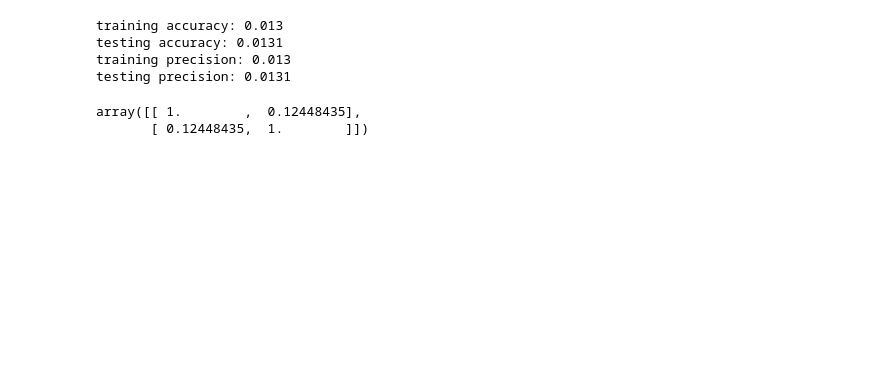
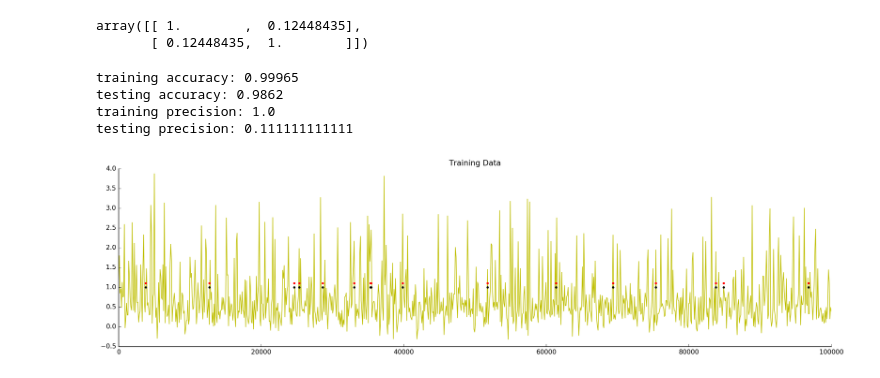
Before and after one commit to torbenator/calcium_spikes, a Jupyter notebook: calcium_imaging.ipynb, the cells around one changed output. Cells and saved outputs as stored; diff of their text form; code cells hidden in the pictures; blank space fills up the shorter version.

```diff
--- a/calcium_imaging.ipynb
+++ b/calcium_imaging.ipynb
@@ -70,5 +124,0 @@ print X_train.shape
-# %%
-from sklearn import svm
-clf = svm.SVC(probability=True)
-clf.fit(X_train, y_train.T)
-predictions = clf.predict(X_test)
@@ -106,2 +124,0 @@ GLM.compile(loss='binary_crossentropy', optimizer='adam')
-# %%
-GLM.fit(X_train, y_train,nb_epoch=3);
@@ -115,20 +125,3 @@ Epoch 3/3
-# %%
-Yr = GLM.predict(X_train)
-Yt = GLM.predict(X_test)
-train_accuracy = accuracy_score(y_train,Yr)
-print 'training accuracy: ' + str(train_accuracy)
-test_accuracy = accuracy_score(y_test,Yt)
-print 'testing accuracy: ' + str(test_accuracy)
-
-train_precision = precision_score(y_train,Yr)
-print 'training precision: ' + str(train_precision)
-test_precision = precision_score(y_test,Yt)
-print 'testing precision: ' + str(test_precision)
-# %% [output]
-training accuracy: 0.013
-testing accuracy: 0.0131
-training precision: 0.013
-testing precision: 0.0131
 # %%
 np.corrcoef(X_train[:,6],y_train)
 # %% [output]
@@ -136,0 +157,38 @@ array([[ 1.        ,  0.12448435],
+# %%
+Yr_rounded = np.array([round(i) for i in Yr]);
+Yt_rounded = np.array([round(i) for i in Yt]);
+train_accuracy = accuracy_score(y_train,Yr_rounded)
+print 'training accuracy: ' + str(train_accuracy)
+test_accuracy = accuracy_score(y_test,Yt_rounded)
+print 'testing accuracy: ' + str(test_accuracy)
+
+train_precision = precision_score(y_train,Yr_rounded)
+print 'training precision: ' + str(train_precision)
+test_precision = precision_score(y_test,Yt_rounded)
+print 'testing precision: ' + str(test_precision)
+# %% [output]
+training accuracy: 0.99965
+testing accuracy: 0.9862
+training precision: 1.0
+testing precision: 0.111111111111
+# %%
+zoom_inds = [0,1000]
+x_axis = np.linspace(zoom_inds[0],srate*zoom_inds[1],zoom_inds[1]-zoom_inds[0])
+
+fig = plt.figure(figsize=(20,5))
+ax1 = fig.add_subplot(1,1,1)
+ax1.plot(x_axis,X_train[zoom_inds[0]:zoom_inds[1],0],'y')
+ax1.set_title('Training Data')
+plotting_Yr = Yr_rounded[zoom_inds[0]:zoom_inds[1]]
+inds = np.where(plotting_Yr)
+ax1.plot(x_axis[inds],plotting_Yr[inds],'k.')
+plotting_y_train = y_train[zoom_inds[0]:zoom_inds[1]]
+inds = np.where(plotting_y_train)
+ax1.plot(x_axis[inds],plotting_y_train[inds]+0.1,'r.')
+
+ax1.spines['right'].set_visible(False)
+ax1.spines['top'].set_visible(False)
+ax1.xaxis.set_ticks_position('bottom')
+ax1.yaxis.set_ticks_position('left')
+# %% [output]
+[figure, added]
```
Also changed, not shown: parts of 17 cells of this notebook.
